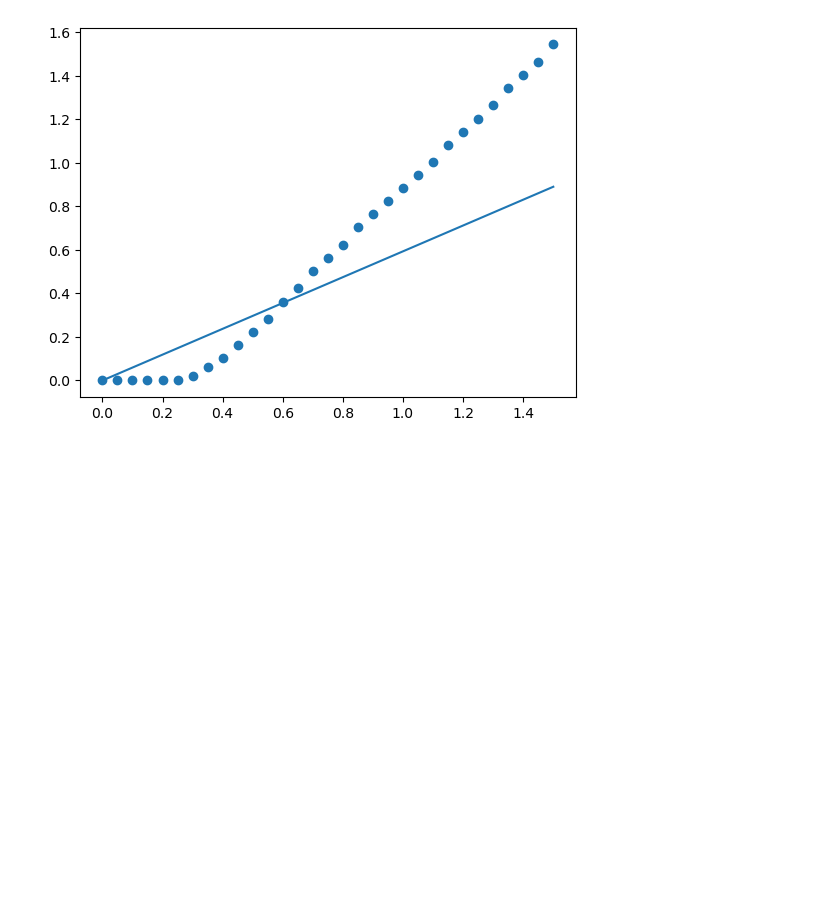
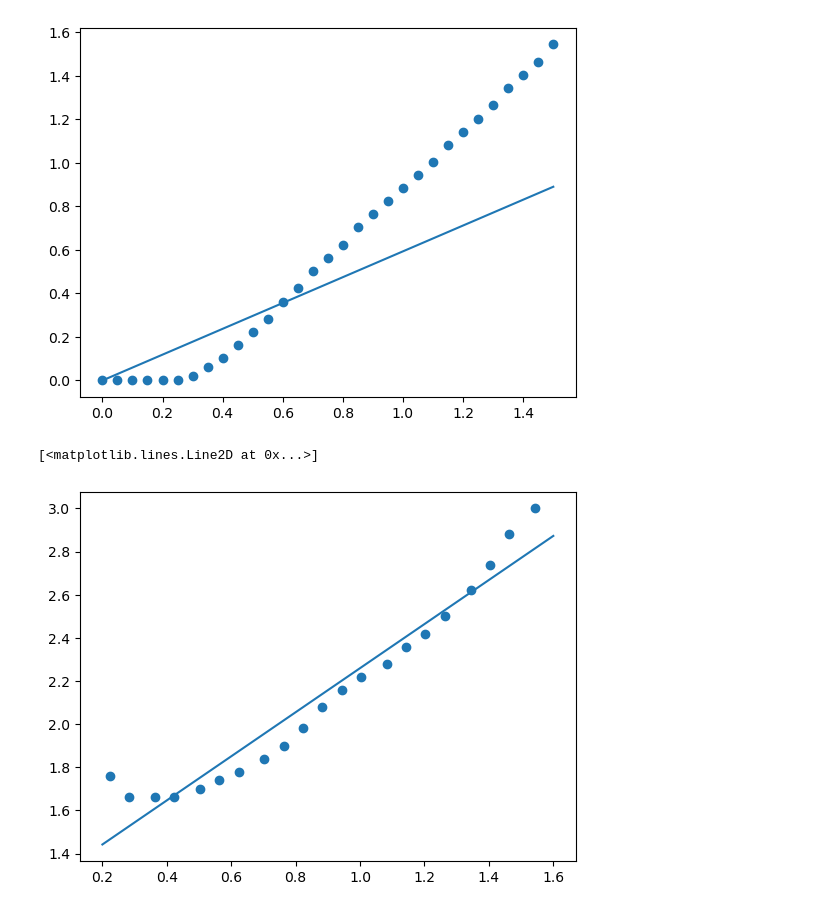
Before and after one commit to auggiemarignier/AusSedThick, a Jupyter notebook: aussedthickrf/forward_modelling.ipynb, the cells around one changed output. Drawn from its saved outputs; the diff is of its cells as text; code cells hidden in the pictures; blank space fills up the shorter version.

```diff
--- a/aussedthickrf/forward_modelling.ipynb
+++ b/aussedthickrf/forward_modelling.ipynb
@@ -282,3 +282,12 @@ plt.plot(sed_thicks, slope * sed_thicks)
 # %% [output]
 [<matplotlib.lines.Line2D at 0x...>]
 [figure]
+# %%
+delays = np.array(delays)
+_inds = np.argwhere(delays > 0.2)
+delays = delays[_inds].ravel()
+travel_times = np.array(travel_times)
+travel_times = travel_times[_inds].ravel()
+# %% [output]
+[<matplotlib.lines.Line2D at 0x...>]
+[figure, added]
```
Also changed, not shown: parts of 2 cells of this notebook.
